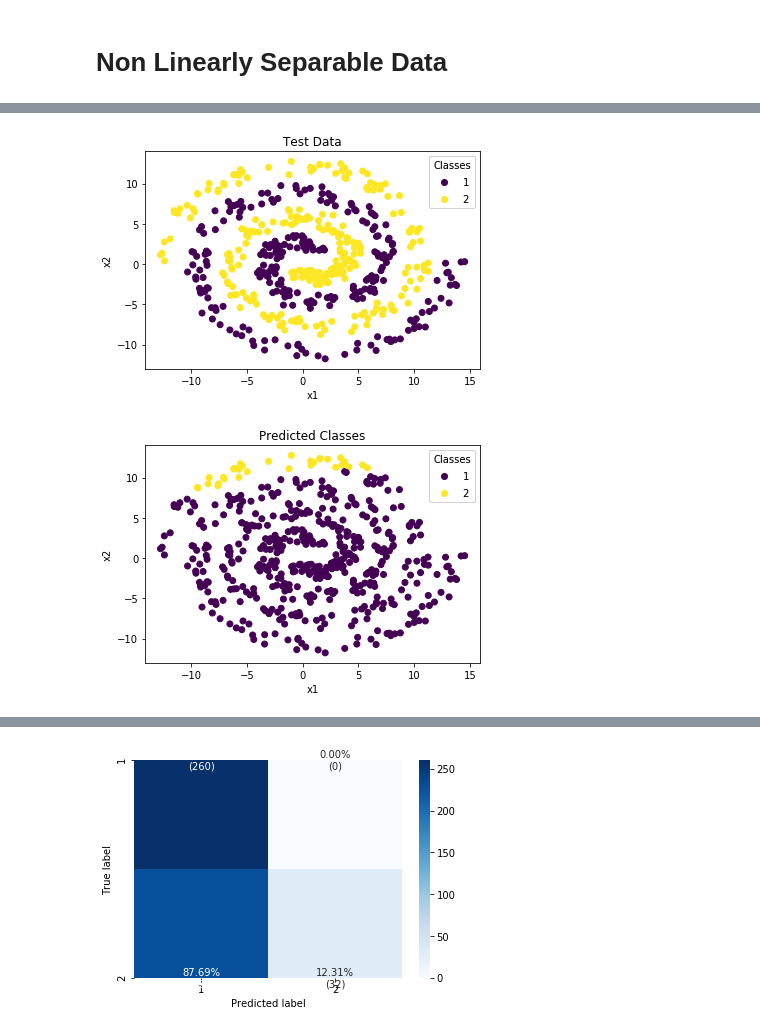
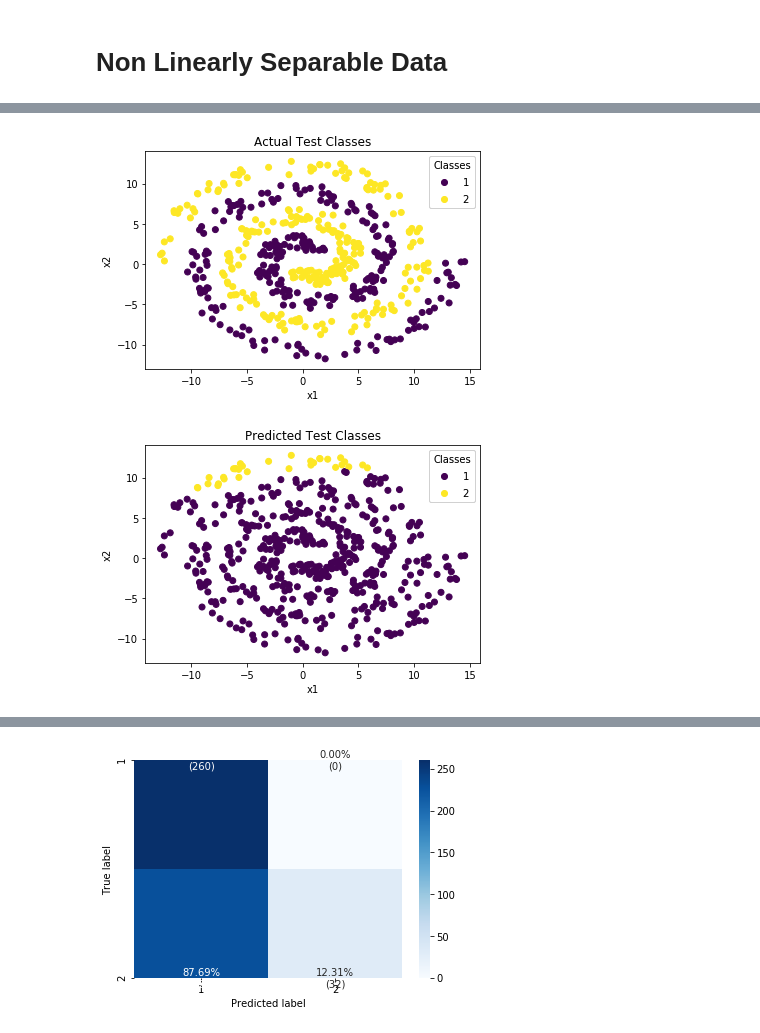
Before and after one commit to Jovian-Dsouza/iml_assignment, a Jupyter notebook: Bayes_Classification.ipynb, the cells around one changed output, grey strips where cells are left out. Saved outputs shown, nothing was run; the diff lists cells and outputs as text; code cells hidden in the pictures.

```diff
--- a/Bayes_Classification.ipynb
+++ b/Bayes_Classification.ipynb
@@ -241,7 +177,15 @@ for i in range(len(X_test)):
+# %%
+# Using the training data to compute estimators for mean and variance
+model = BayesClassifier(Y_train, 2)
+model.compute_mean(X_train, Y_train)
+model.compute_std_dev(X_train, Y_train)
+# %%
+# Make predictions using the classifier
+pred_y = model.predict(X_test)
 # %%
-# Visualizing the Test Data and the Predictions made by Bayes Classifier
-plot_data(X_test, Y_test, 'Test Data')
-plot_data(X_test, pred_y, 'Predicted Classes')
+# Visualizaing the actual and predicted classes
+plot_data(X_test, Y_test, 'Actual Test Classes')
+plot_data(X_test, pred_y, 'Predicted Test Classes')
 # %% [output]
-[figure, old version]
+[figure, new version]
-[figure, old version]
+[figure, new version]
```
Also changed, not shown: parts of 36 cells of this notebook.
